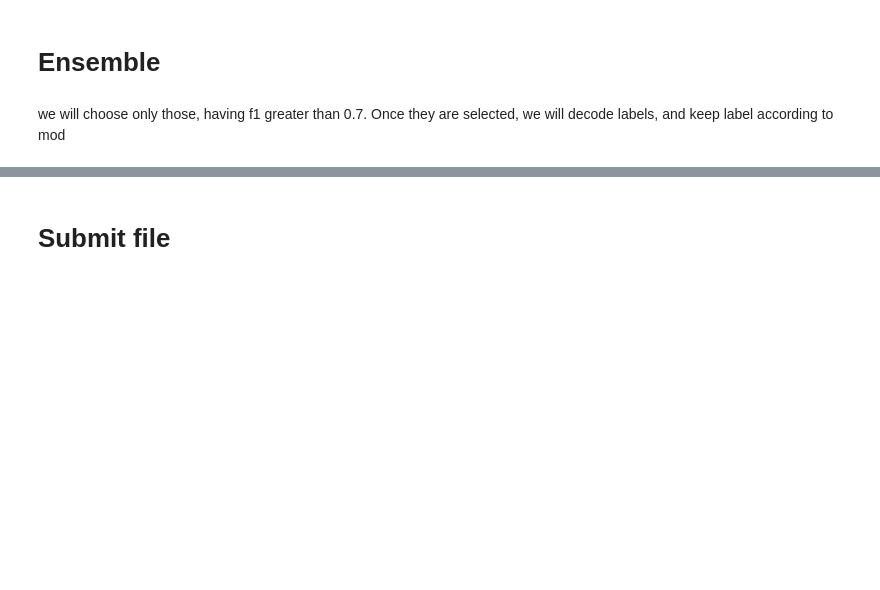
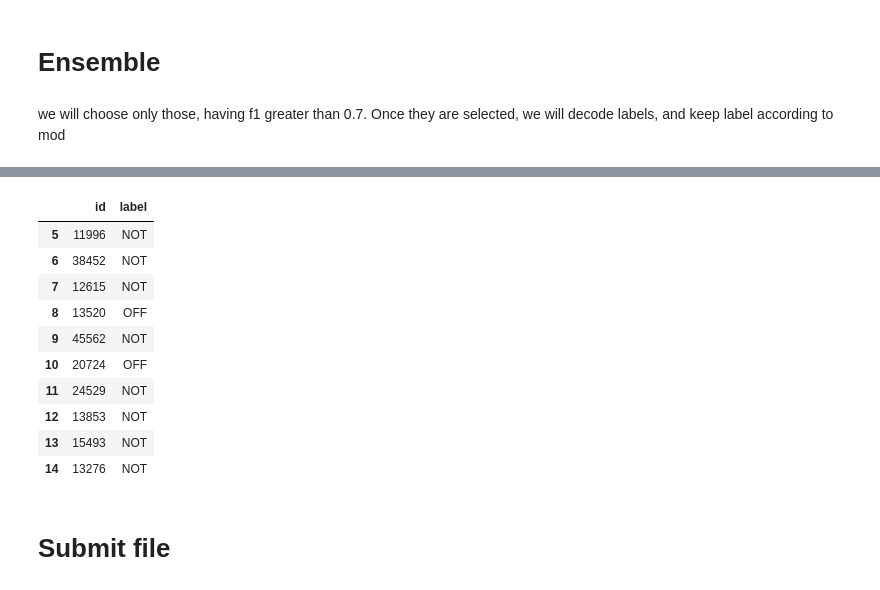
Before and after one commit to talhaanwarch/OffenseEval2020, a Jupyter notebook: submissions/Turkish_crossval.ipynb, the cells around one changed output, grey strips where cells are left out. Cells and saved outputs as stored; diff of their text form; code cells hidden in the pictures; blank space fills up the shorter version.

```diff
--- a/submissions/Turkish_crossval.ipynb
+++ b/submissions/Turkish_crossval.ipynb
@@ -735,3 +846,17 @@ y_test.head()
+# %%
+y_test[5:15]
+# %% [output]
+|  | id | label |
+| 5 | 11996 | NOT |
+| 6 | 38452 | NOT |
+| 7 | 12615 | NOT |
+| 8 | 13520 | OFF |
+| 9 | 45562 | NOT |
+| 10 | 20724 | OFF |
+| 11 | 24529 | NOT |
+| 12 | 13853 | NOT |
+| 13 | 15493 | NOT |
+| 14 | 13276 | NOT |
 # %% [markdown]
 # Submit file
 # %%
```
Also changed, not shown: parts of 25 cells of this notebook.
